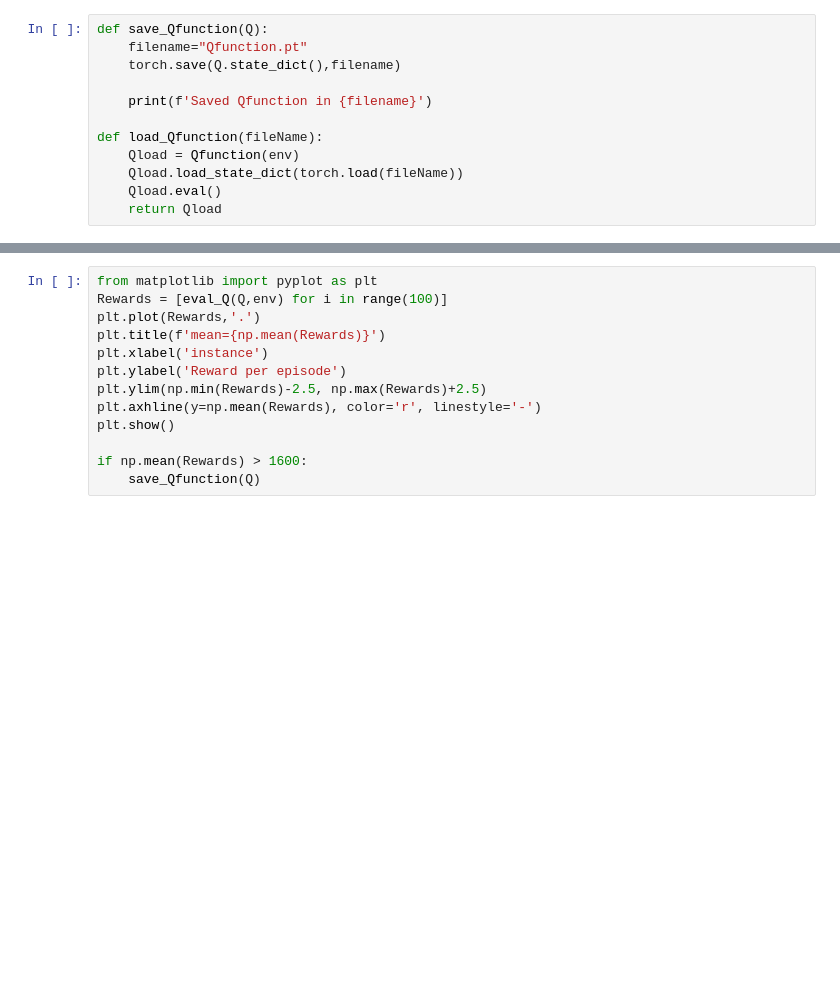
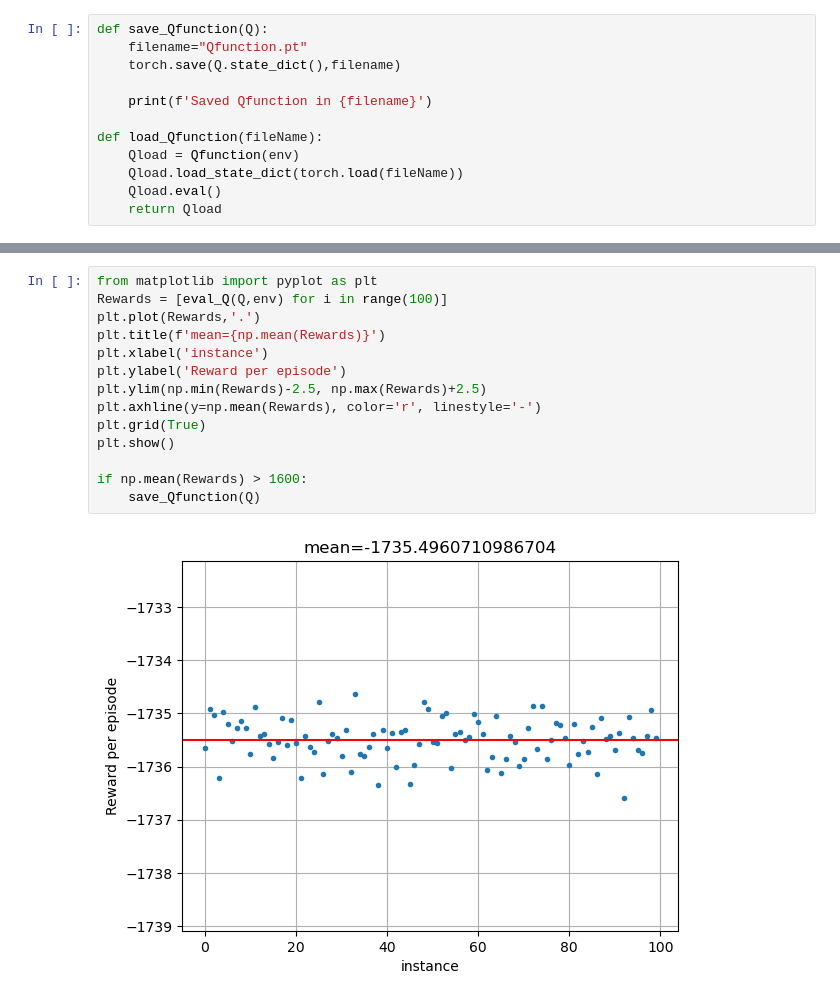
Before and after one commit to Erick-Hoogstrate/5SC28, a Jupyter notebook: DQN.ipynb, the cells around one changed output, grey strips where cells are left out. Cells and saved outputs as stored; diff of their text form; blank space fills up the shorter version.

```diff
--- a/DQN.ipynb
+++ b/DQN.ipynb
@@ -249,13 +256,16 @@ plt.show()
 # %%
 from matplotlib import pyplot as plt
 Rewards = [eval_Q(Q,env) for i in range(100)]
 plt.plot(Rewards,'.')
 plt.title(f'mean={np.mean(Rewards)}')
 plt.xlabel('instance')
 plt.ylabel('Reward per episode')
 plt.ylim(np.min(Rewards)-2.5, np.max(Rewards)+2.5)
 plt.axhline(y=np.mean(Rewards), color='r', linestyle='-')
+plt.grid(True)
 plt.show()
 
 if np.mean(Rewards) > 1600:
     save_Qfunction(Q)
+# %% [output]
+[figure, added]
```
Also changed, not shown: parts of 3 cells of this notebook.
